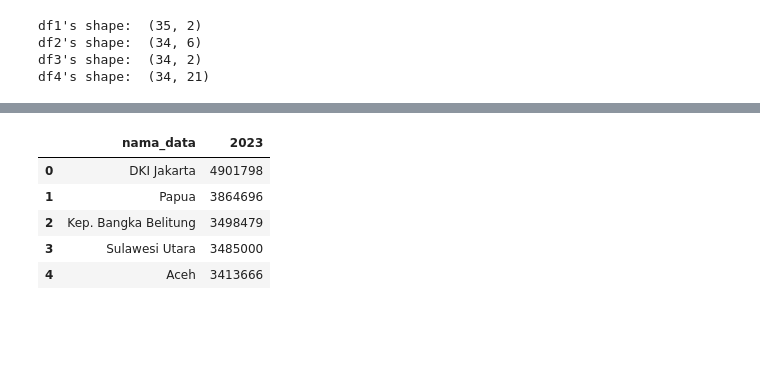
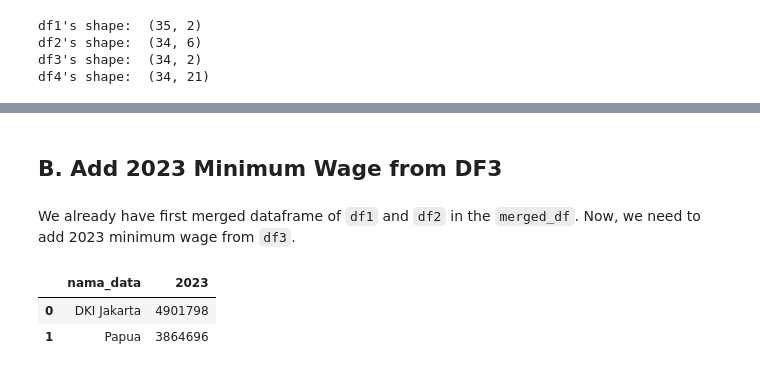
Before and after one commit to datawithalvin/indonesia-provinces-minimum-wage, a Jupyter notebook: notebooks/data-cleansing-and-preparation.ipynb, the cells around one changed output, grey strips where cells are left out. Saved outputs shown, nothing was run; the diff lists cells and outputs as text; code cells hidden in the pictures; blank space fills up the shorter version.

```diff
--- a/notebooks/data-cleansing-and-preparation.ipynb
+++ b/notebooks/data-cleansing-and-preparation.ipynb
@@ -60,9 +163,10 @@ df2.head()
+# %% [markdown]
+## B. Add 2023 Minimum Wage from DF3
+# %% [markdown]
+We already have first merged dataframe of `df1` and `df2` in the `merged_df`. Now, we need to add 2023 minimum wage from `df3`.
 # %%
-df3.head()
+df3.head(2)
 # %% [output]
 |  | nama_data | 2023 |
 | 0 | DKI Jakarta | 4901798 |
 | 1 | Papua | 3864696 |
-| 2 | Kep. Bangka Belitung | 3498479 |
-| 3 | Sulawesi Utara | 3485000 |
-| 4 | Aceh | 3413666 |
```
Also changed, not shown: parts of 43 cells of this notebook, 3 other files.
